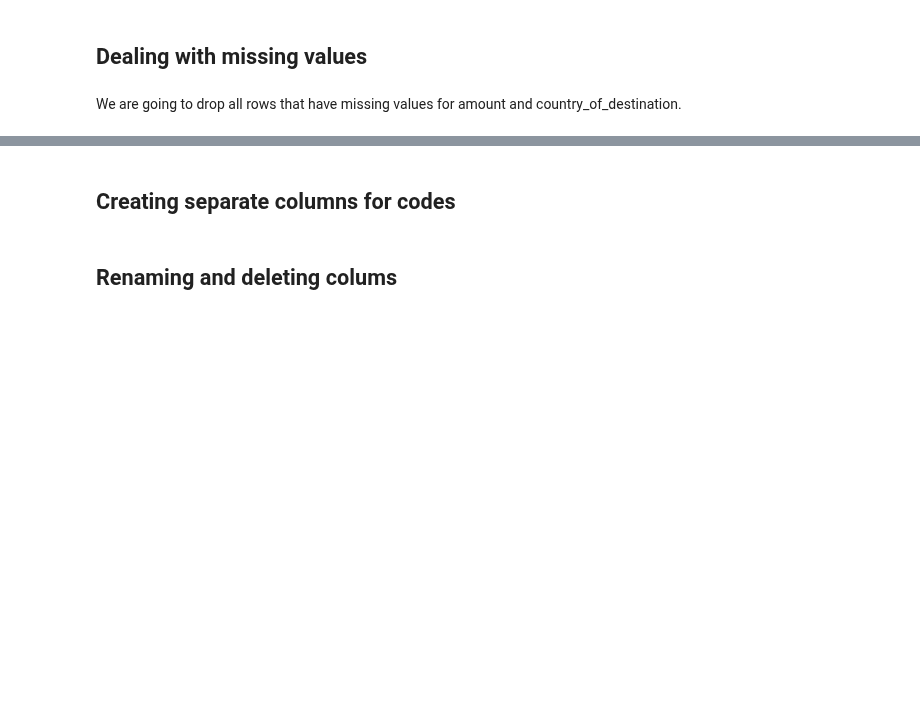
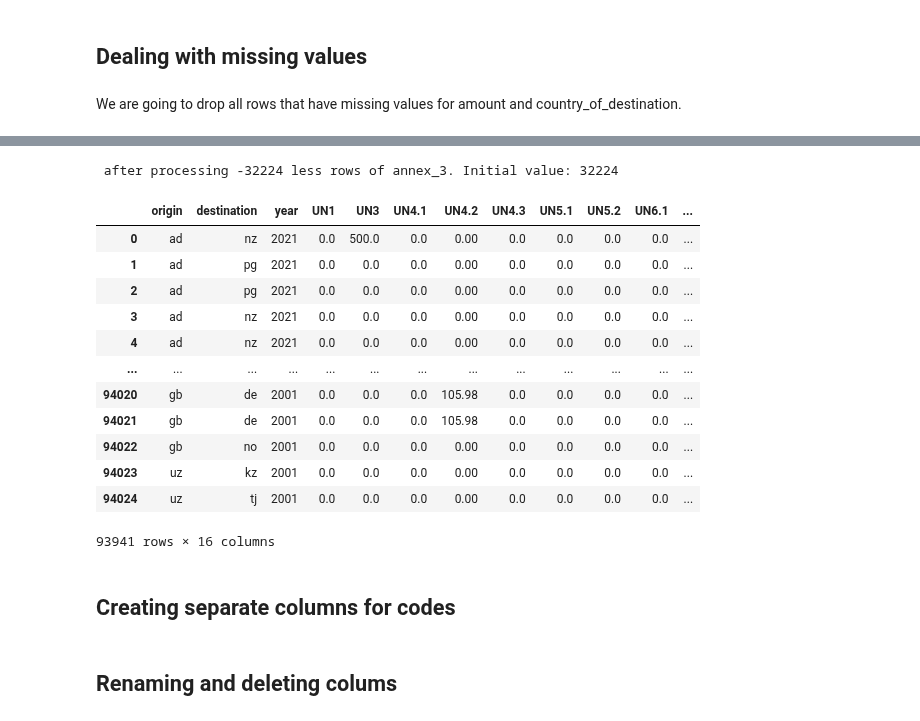
Before and after one commit to jstet/Basel_Convention_Scraper, a Jupyter notebook: data_processing/processing.ipynb, the cells around one changed output, grey strips where cells are left out. Saved outputs shown, nothing was run; the diff lists cells and outputs as text; code cells hidden in the pictures; blank space fills up the shorter version.

Commit message:
year to int

```diff
--- a/data_processing/processing.ipynb
+++ b/data_processing/processing.ipynb
@@ -223,9 +319,25 @@ print(f"Lost {initial_len - len(df)} rows")
 # %%
 missing = df.isna().sum()
 missing_value_df = pd.DataFrame({'column_name': df.columns,
                                  'missing': missing})
 
 print(f" after processing {int(missing_value_df.iloc[[3]].missing) - initial_annex_3} less rows of annex_3. Initial value: {initial_annex_3}")
+df
+# %% [output]
+ after processing -32224 less rows of annex_3. Initial value: 32224
+|  | origin | destination | year | UN1 | UN3 | UN4.1 | UN4.2 | UN4.3 | UN5.1 | UN5.2 | UN6.1 | ... |
+| 0 | ad | nz | 2021 | 0.0 | 500.0 | 0.0 | 0.00 | 0.0 | 0.0 | 0.0 | 0.0 | ... |
+| 1 | ad | pg | 2021 | 0.0 | 0.0 | 0.0 | 0.00 | 0.0 | 0.0 | 0.0 | 0.0 | ... |
+| 2 | ad | pg | 2021 | 0.0 | 0.0 | 0.0 | 0.00 | 0.0 | 0.0 | 0.0 | 0.0 | ... |
+| 3 | ad | nz | 2021 | 0.0 | 0.0 | 0.0 | 0.00 | 0.0 | 0.0 | 0.0 | 0.0 | ... |
+| 4 | ad | nz | 2021 | 0.0 | 0.0 | 0.0 | 0.00 | 0.0 | 0.0 | 0.0 | 0.0 | ... |
+| ... | ... | ... | ... | ... | ... | ... | ... | ... | ... | ... | ... | ... |
+| 94020 | gb | de | 2001 | 0.0 | 0.0 | 0.0 | 105.98 | 0.0 | 0.0 | 0.0 | 0.0 | ... |
+| 94021 | gb | de | 2001 | 0.0 | 0.0 | 0.0 | 105.98 | 0.0 | 0.0 | 0.0 | 0.0 | ... |
+| 94022 | gb | no | 2001 | 0.0 | 0.0 | 0.0 | 0.00 | 0.0 | 0.0 | 0.0 | 0.0 | ... |
+| 94023 | uz | kz | 2001 | 0.0 | 0.0 | 0.0 | 0.00 | 0.0 | 0.0 | 0.0 | 0.0 | ... |
+| 94024 | uz | tj | 2001 | 0.0 | 0.0 | 0.0 | 0.00 | 0.0 | 0.0 | 0.0 | 0.0 | ... |
+93941 rows × 16 columns
 # %% [markdown]
 ## Creating separate columns for codes
 # %%
```
Also changed, not shown: parts of 14 cells of this notebook, 1 other file.
